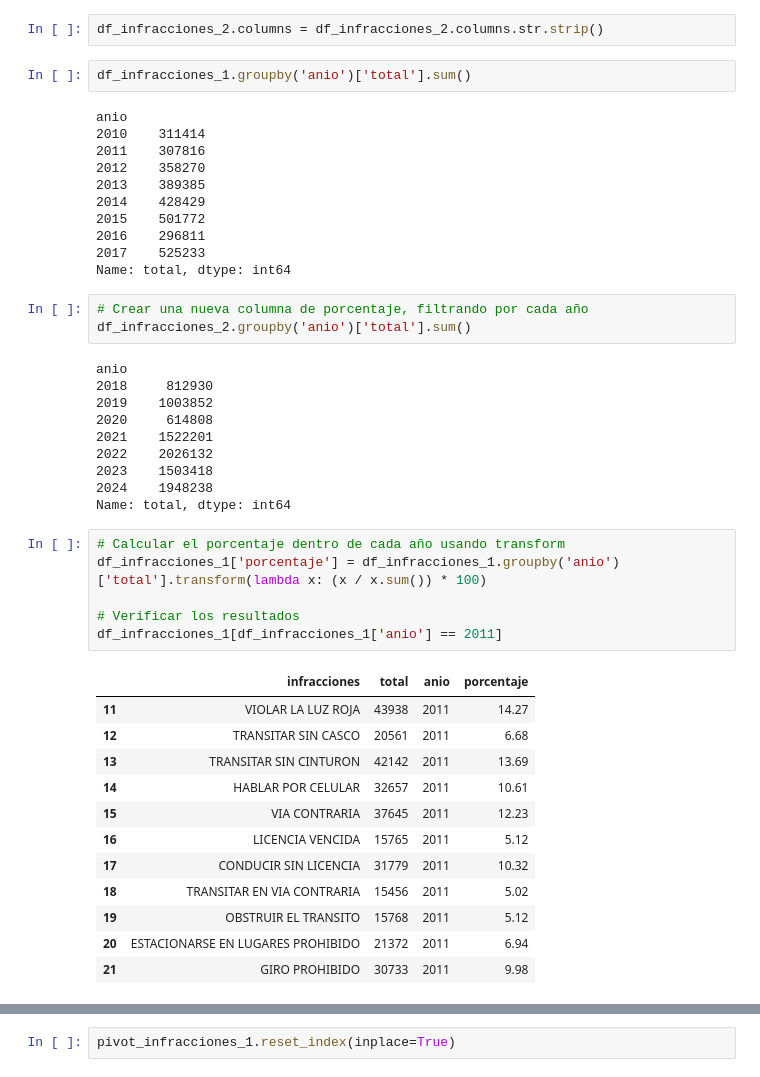
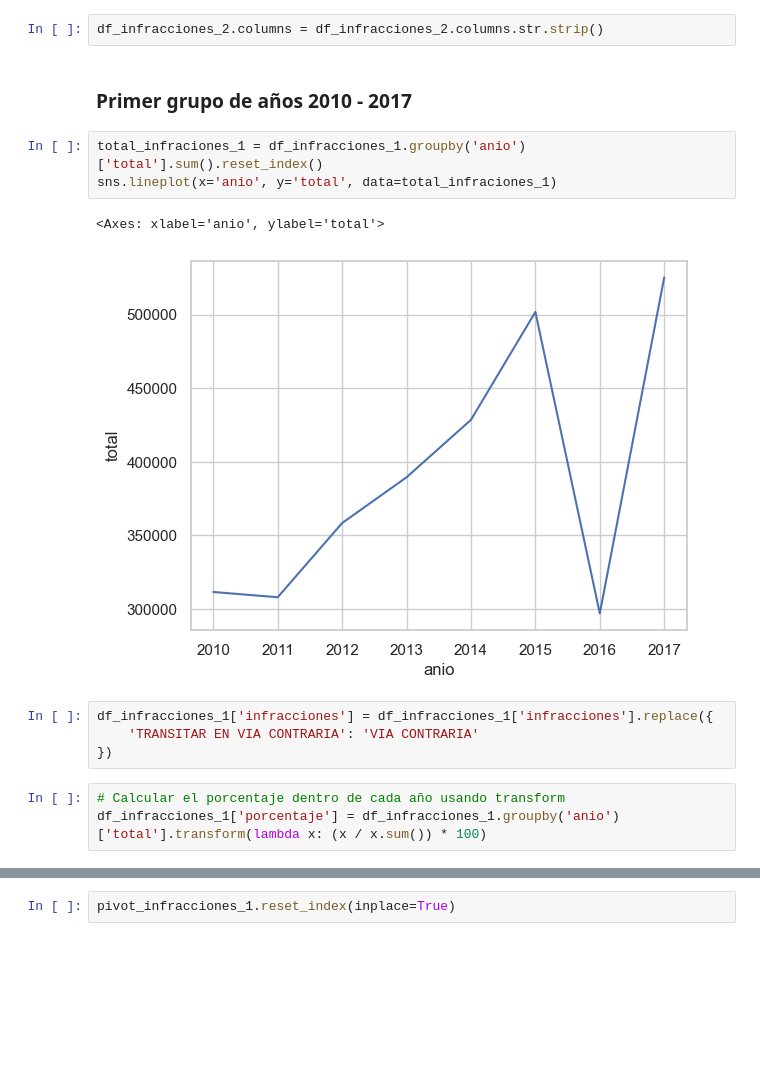
Before and after one commit to ngcarvajall/Accidentes_mortales_RD, a Jupyter notebook: Notebooks/Datos_añadidos.ipynb, the cells around one changed output, grey strips where cells are left out. Drawn from its saved outputs; the diff is of its cells as text; blank space fills up the shorter version.

```diff
--- a/Notebooks/Datos_añadidos.ipynb
+++ b/Notebooks/Datos_añadidos.ipynb
@@ -326,48 +338,18 @@ df_infracciones_2['total'] = df_infracciones_2.iloc[:,1:13].sum(axis=1)
 df_infracciones_2.reset_index(drop=True, inplace=True)
 # %%
 df_infracciones_2.columns = df_infracciones_2.columns.str.strip()
-# %%
-df_infracciones_1.groupby('anio')['total'].sum()
-# %% [output]
-anio
-2010    311414
-2011    307816
-2012    358270
-2013    389385
-2014    428429
-2015    501772
-2016    296811
-2017    525233
-Name: total, dtype: int64
-# %%
-# Crear una nueva columna de porcentaje, filtrando por cada año
-df_infracciones_2.groupby('anio')['total'].sum()
-# %% [output]
-anio
-2018     812930
-2019    1003852
-2020     614808
-2021    1522201
-2022    2026132
-2023    1503418
-2024    1948238
-Name: total, dtype: int64
+# %% [markdown]
+### Primer grupo de años 2010 - 2017
+# %%
+total_infraciones_1 = df_infracciones_1.groupby('anio')['total'].sum().reset_index()
+sns.lineplot(x='anio', y='total', data=total_infraciones_1)
+# %% [output]
+<Axes: xlabel='anio', ylabel='total'>
+[figure, added]
+# %%
+df_infracciones_1['infracciones'] = df_infracciones_1['infracciones'].replace({
+    'TRANSITAR EN VIA CONTRARIA': 'VIA CONTRARIA'
+})
 # %%
 # Calcular el porcentaje dentro de cada año usando transform
 df_infracciones_1['porcentaje'] = df_infracciones_1.groupby('anio')['total'].transform(lambda x: (x / x.sum()) * 100)
-
-# Verificar los resultados
-df_infracciones_1[df_infracciones_1['anio'] == 2011]
-# %% [output]
-|  | infracciones | total | anio | porcentaje |
-| 11 | VIOLAR LA LUZ ROJA | 43938 | 2011 | 14.27 |
-| 12 | TRANSITAR SIN CASCO | 20561 | 2011 | 6.68 |
-| 13 | TRANSITAR SIN CINTURON | 42142 | 2011 | 13.69 |
-| 14 | HABLAR POR CELULAR | 32657 | 2011 | 10.61 |
-| 15 | VIA CONTRARIA | 37645 | 2011 | 12.23 |
-| 16 | LICENCIA VENCIDA | 15765 | 2011 | 5.12 |
-| 17 | CONDUCIR SIN LICENCIA | 31779 | 2011 | 10.32 |
-| 18 | TRANSITAR EN VIA CONTRARIA | 15456 | 2011 | 5.02 |
-| 19 | OBSTRUIR EL TRANSITO | 15768 | 2011 | 5.12 |
-| 20 | ESTACIONARSE EN LUGARES PROHIBIDO | 21372 | 2011 | 6.94 |
-| 21 | GIRO PROHIBIDO | 30733 | 2011 | 9.98 |
```
Also changed, not shown: parts of 33 cells of this notebook, 2 other files.
